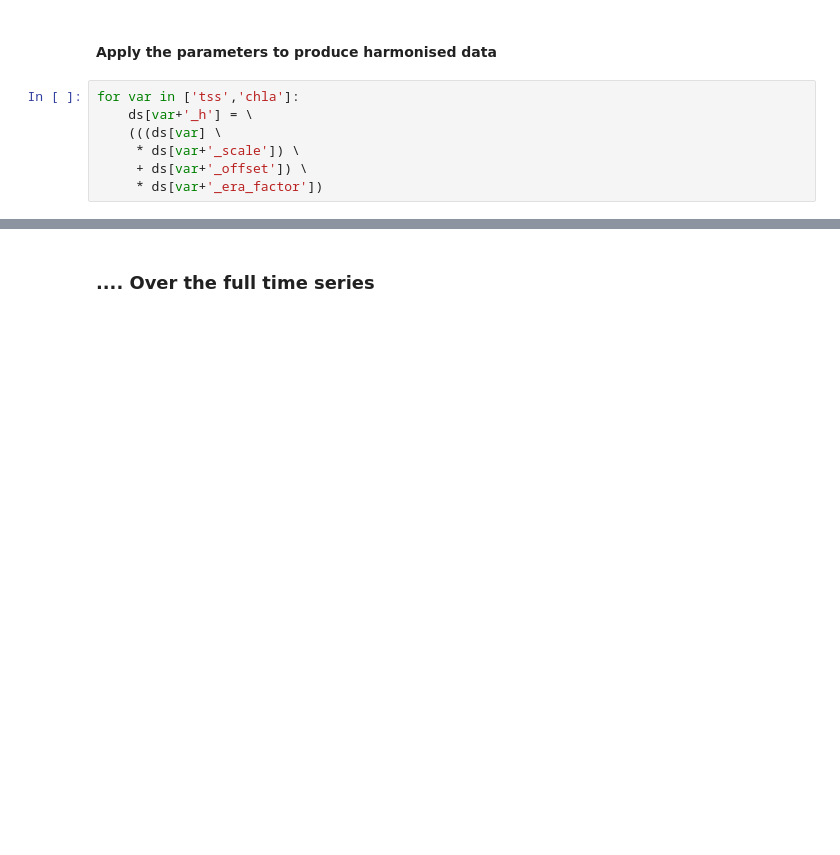
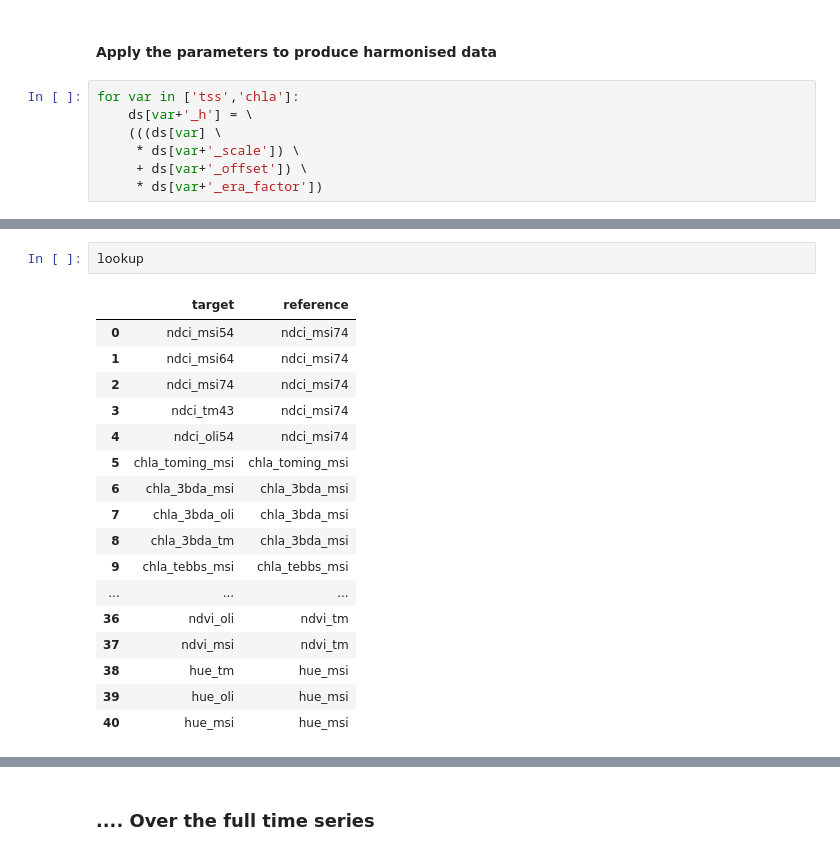
Before and after one commit to digitalearthafrica/deafrica_water_quality, a Jupyter notebook: WP1.2/WQ package 1.2.ipynb, the cells around one changed output, grey strips where cells are left out. Cells and saved outputs as stored; diff of their text form; blank space fills up the shorter version.

```diff
--- a/WP1.2/WQ package 1.2.ipynb
+++ b/WP1.2/WQ package 1.2.ipynb
@@ -620,0 +660,20 @@ for var in ['tss','chla']:
+# %%
+lookup
+# %% [output]
+|  | target | reference |
+| 0 | ndci_msi54 | ndci_msi74 |
+| 1 | ndci_msi64 | ndci_msi74 |
+| 2 | ndci_msi74 | ndci_msi74 |
+| 3 | ndci_tm43 | ndci_msi74 |
+| 4 | ndci_oli54 | ndci_msi74 |
+| 5 | chla_toming_msi | chla_toming_msi |
+| 6 | chla_3bda_msi | chla_3bda_msi |
+| 7 | chla_3bda_oli | chla_3bda_msi |
+| 8 | chla_3bda_tm | chla_3bda_msi |
+| 9 | chla_tebbs_msi | chla_tebbs_msi |
+| ... | ... | ... |
+| 36 | ndvi_oli | ndvi_tm |
+| 37 | ndvi_msi | ndvi_tm |
+| 38 | hue_tm | hue_msi |
+| 39 | hue_oli | hue_msi |
+| 40 | hue_msi | hue_msi |
```
Also changed, not shown: parts of 19 cells of this notebook.
